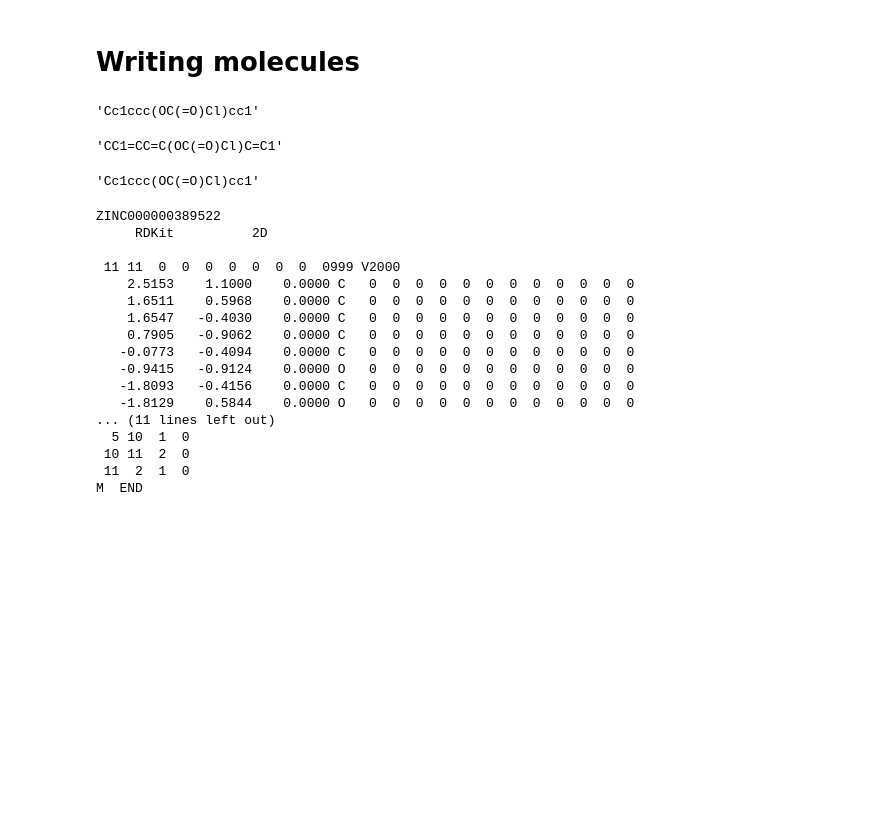
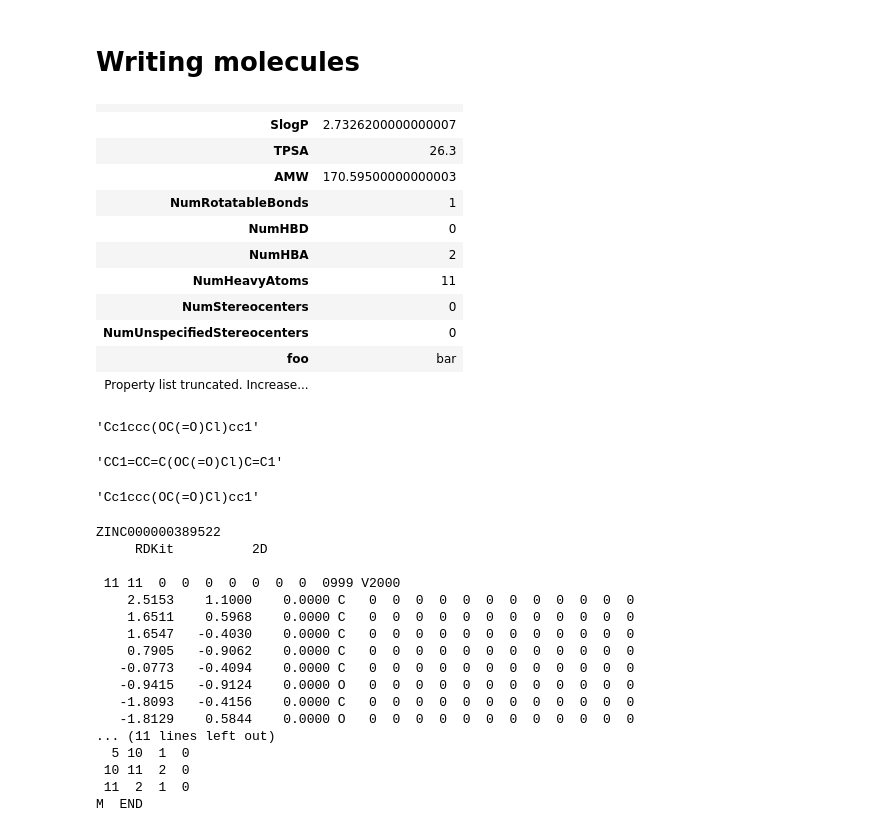
Before and after one commit to greglandrum/AICHEM_2024, a Jupyter notebook: RDKit_Intro.ipynb, the cells around one changed output. Cells and saved outputs as stored; diff of their text form; code cells hidden in the pictures; blank space fills up the shorter version.

```diff
--- a/RDKit_Intro.ipynb
+++ b/RDKit_Intro.ipynb
@@ -326,6 +386,21 @@ pyr
 IPythonConsole.kekulizeStructures = True
 # %% [markdown]
 # Writing molecules
+# %%
+bb
+# %% [output]
+|  |  |
+| SlogP | 2.7326200000000007 |
+| TPSA | 26.3 |
+| AMW | 170.59500000000003 |
+| NumRotatableBonds | 1 |
+| NumHBD | 0 |
+| NumHBA | 2 |
+| NumHeavyAtoms | 11 |
+| NumStereocenters | 0 |
+| NumUnspecifiedStereocenters | 0 |
+| foo | bar |
+| Property list truncated. Increase... |  |
 # %%
 Chem.MolToSmiles(bb)
 # %% [output]
```
Also changed, not shown: parts of 45 cells of this notebook.
